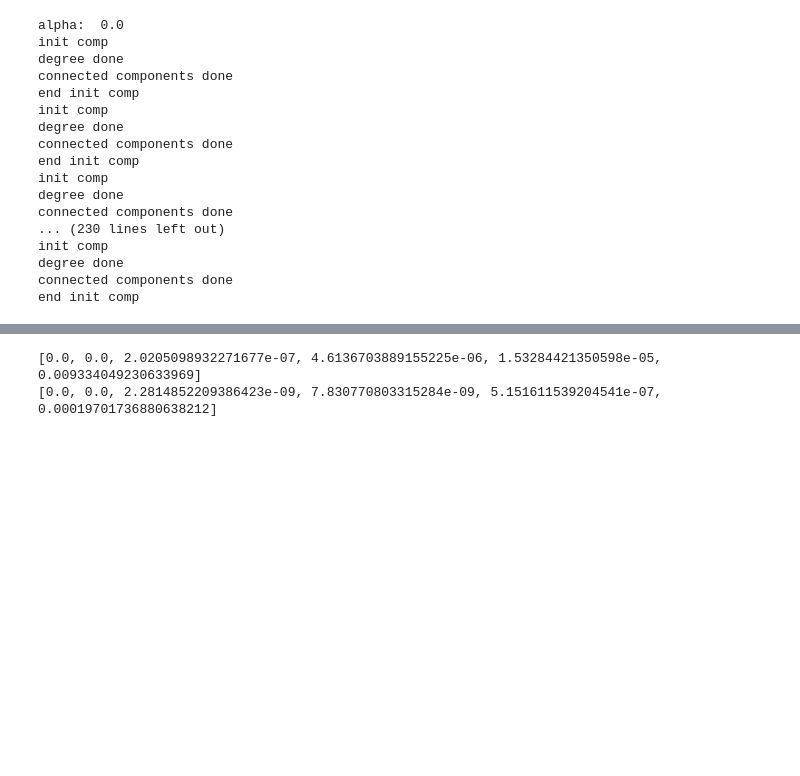
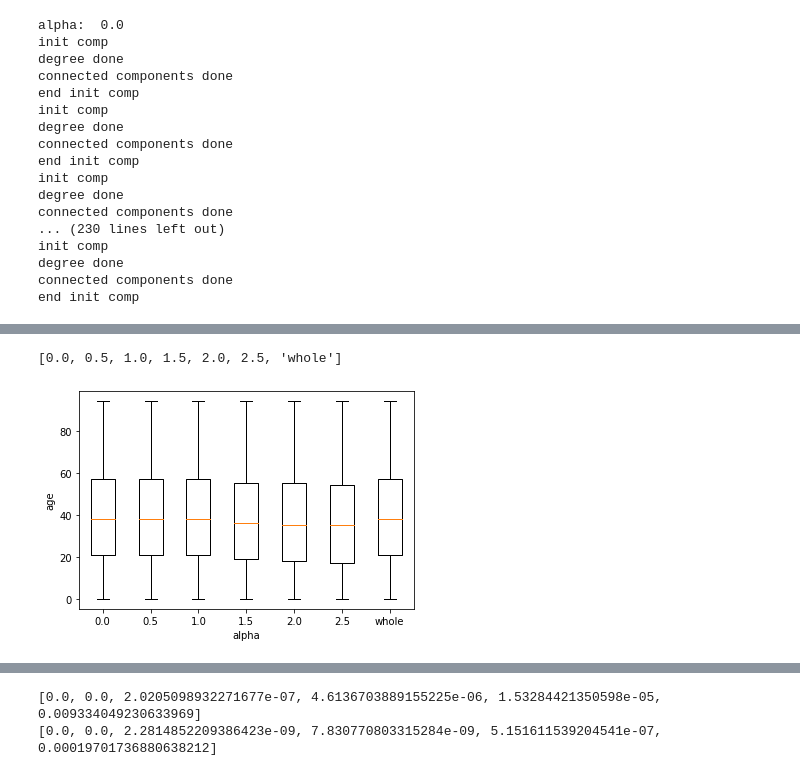
Before and after one commit to ahsantarique/social-distancing, a Jupyter notebook: src/vaccgame-d1-p4-albemarle.ipynb, the cells around one changed output, grey strips where cells are left out. Saved outputs shown, nothing was run; the diff lists cells and outputs as text; code cells hidden in the pictures; blank space fills up the shorter version.

```diff
--- a/src/vaccgame-d1-p4-albemarle.ipynb
+++ b/src/vaccgame-d1-p4-albemarle.ipynb
@@ -131,0 +141,5 @@ vaccinated_boxplot('hh_size')
+# %%
+vaccinated_boxplot('age')
+# %% [output]
+[0.0, 0.5, 1.0, 1.5, 2.0, 2.5, 'whole']
+[figure, added]
```
Also changed, not shown: parts of 5 cells of this notebook, 17 other files.
